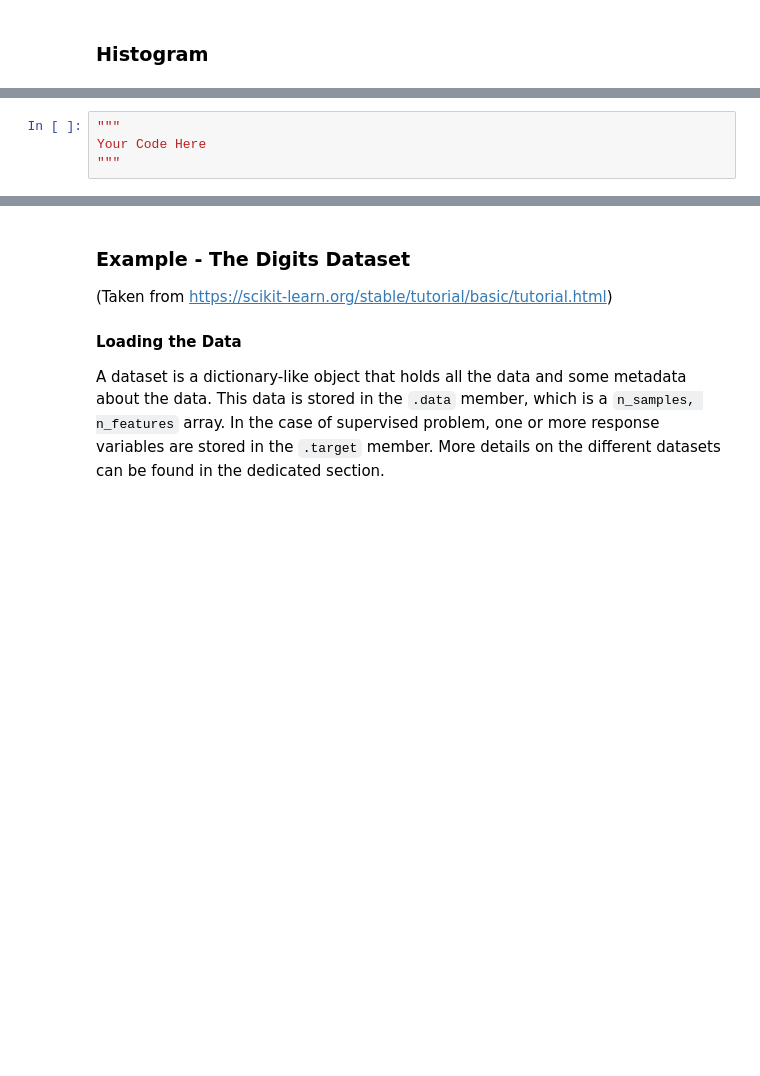
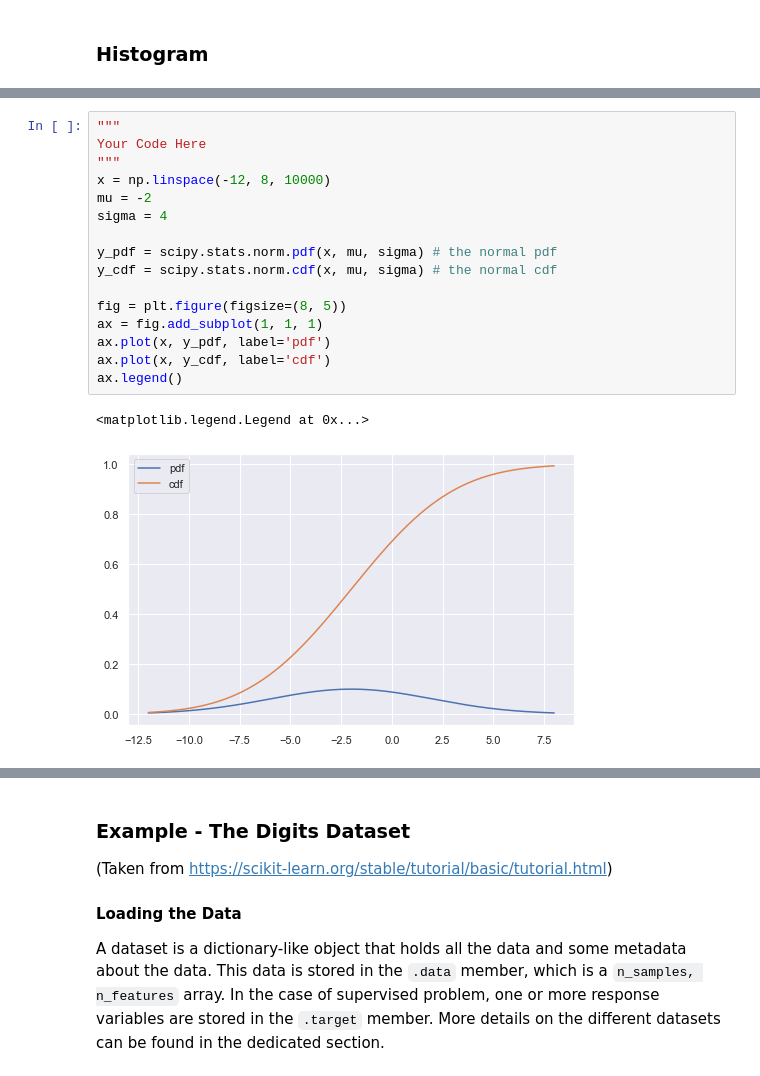
Before and after one commit to ynahum/anam_hw, a Jupyter notebook: hw0/ee046202_wet_0_introduction_students.ipynb, the cells around one changed output, grey strips where cells are left out. Saved outputs shown, nothing was run; the diff lists cells and outputs as text; blank space fills up the shorter version.

```diff
--- a/hw0/ee046202_wet_0_introduction_students.ipynb
+++ b/hw0/ee046202_wet_0_introduction_students.ipynb
@@ -530,10 +805,25 @@ ax.legend()
 ### <img src="https://img.icons8.com/color/96/000000/deadlift.png" style="height:50px;display:inline"> Exercise 5
 ---
 Plot the PDF and CDF of $\mathcal{N} (-2, 4)$.
-# %%
-"""
-Your Code Here
-"""
+# %%
+"""
+Your Code Here
+"""
+x = np.linspace(-12, 8, 10000)
+mu = -2
+sigma = 4
+
+y_pdf = scipy.stats.norm.pdf(x, mu, sigma) # the normal pdf
+y_cdf = scipy.stats.norm.cdf(x, mu, sigma) # the normal cdf
+
+fig = plt.figure(figsize=(8, 5))
+ax = fig.add_subplot(1, 1, 1)
+ax.plot(x, y_pdf, label='pdf')
+ax.plot(x, y_cdf, label='cdf')
+ax.legend()
+# %% [output]
+<matplotlib.legend.Legend at 0x...>
+[figure, added]
 # %% [markdown]
 ## <img src="https://img.icons8.com/cotton/64/000000/artificial-intelligence.png" style="height:50px;display:inline"> Scikit-Learn
 ---
```
Also changed, not shown: parts of 58 cells of this notebook.
